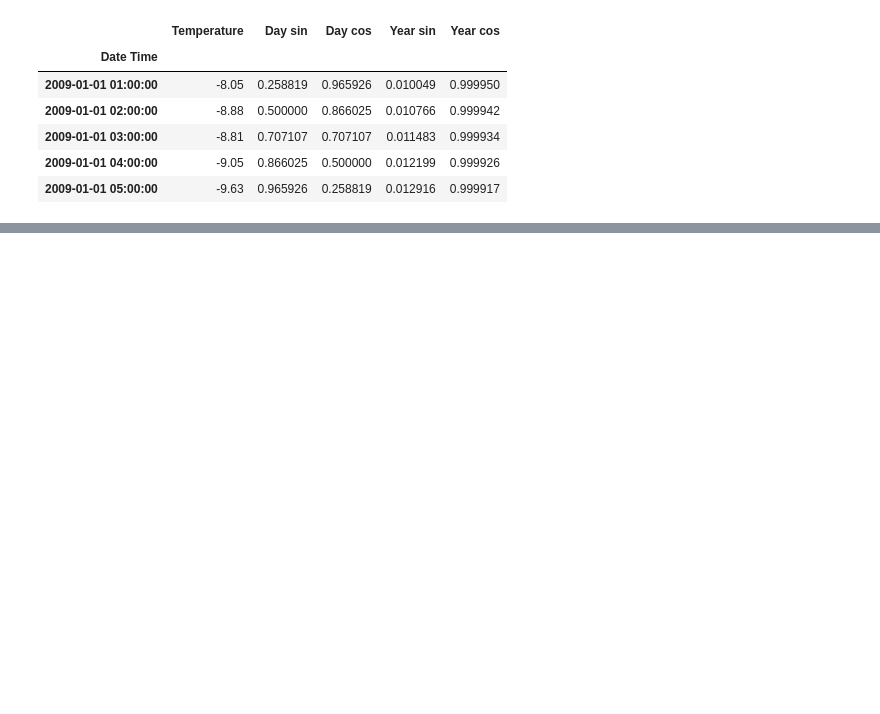
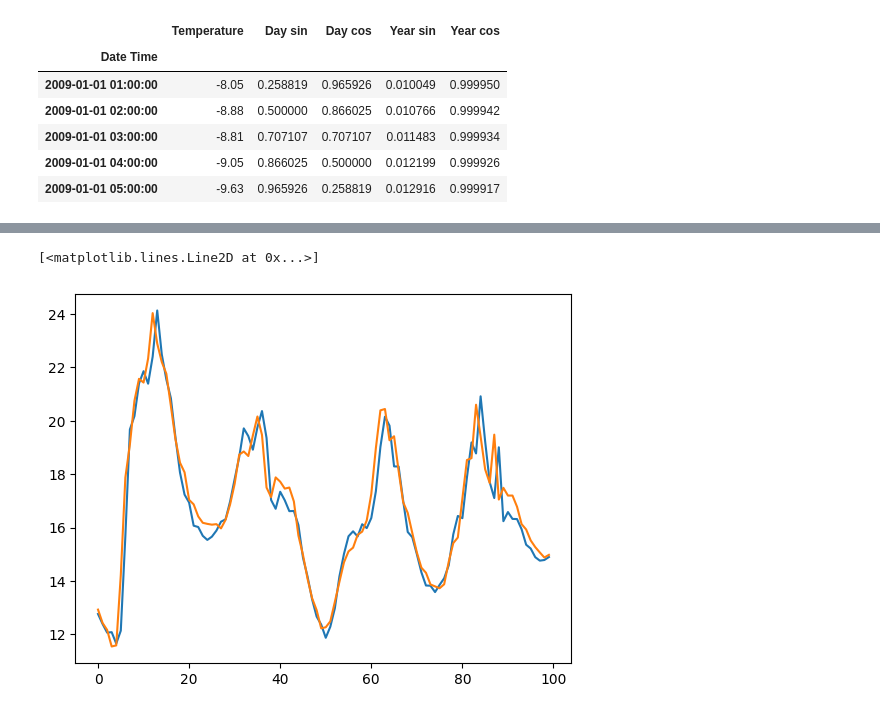
Before and after one commit to zinseo964/Predict_Temperature_through_LSTM, a Jupyter notebook: LSTM,_GRU_Time_Series_Forecasting.ipynb, the cells around one changed output, grey strips where cells are left out. Cells and saved outputs as stored; diff of their text form; code cells hidden in the pictures; blank space fills up the shorter version.

```diff
--- a/LSTM,_GRU_Time_Series_Forecasting.ipynb
+++ b/LSTM,_GRU_Time_Series_Forecasting.ipynb
@@ -444,0 +745,7 @@ temp_df.head()
+# %%
+start, end = 0, 100
+plt.plot(post_processed_df['Temperature Predictions'][start:end])
+plt.plot(post_processed_df['Temperature Actuals'][start:end])
+# %% [output]
+[<matplotlib.lines.Line2D at 0x...>]
+[figure, added]
```
Also changed, not shown: parts of 47 cells of this notebook.
